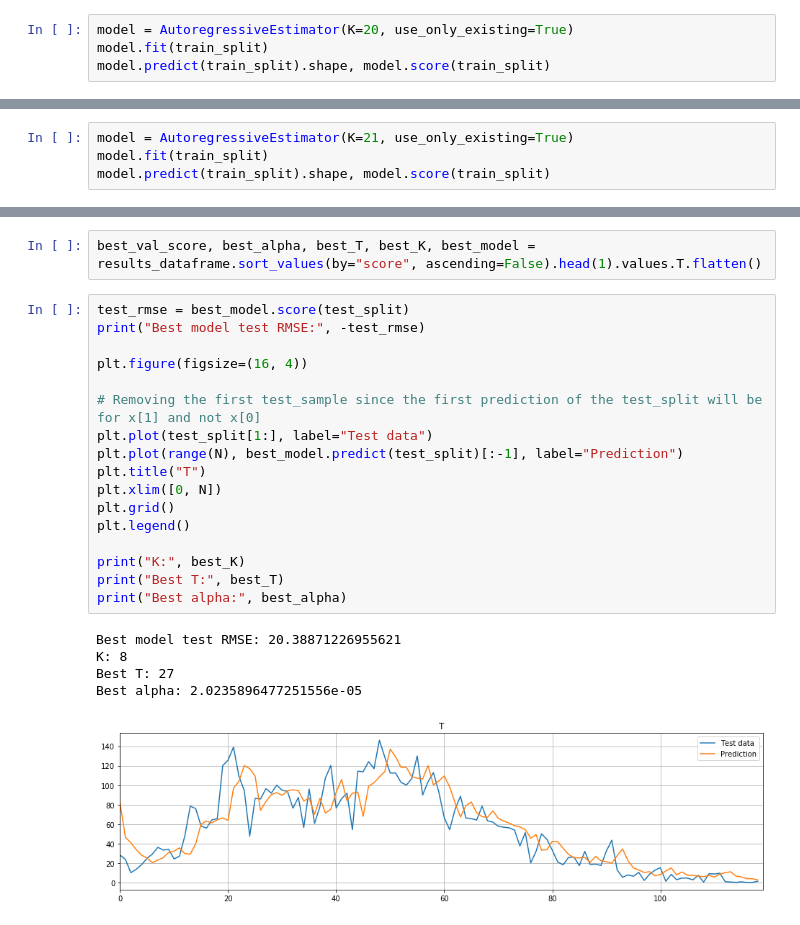
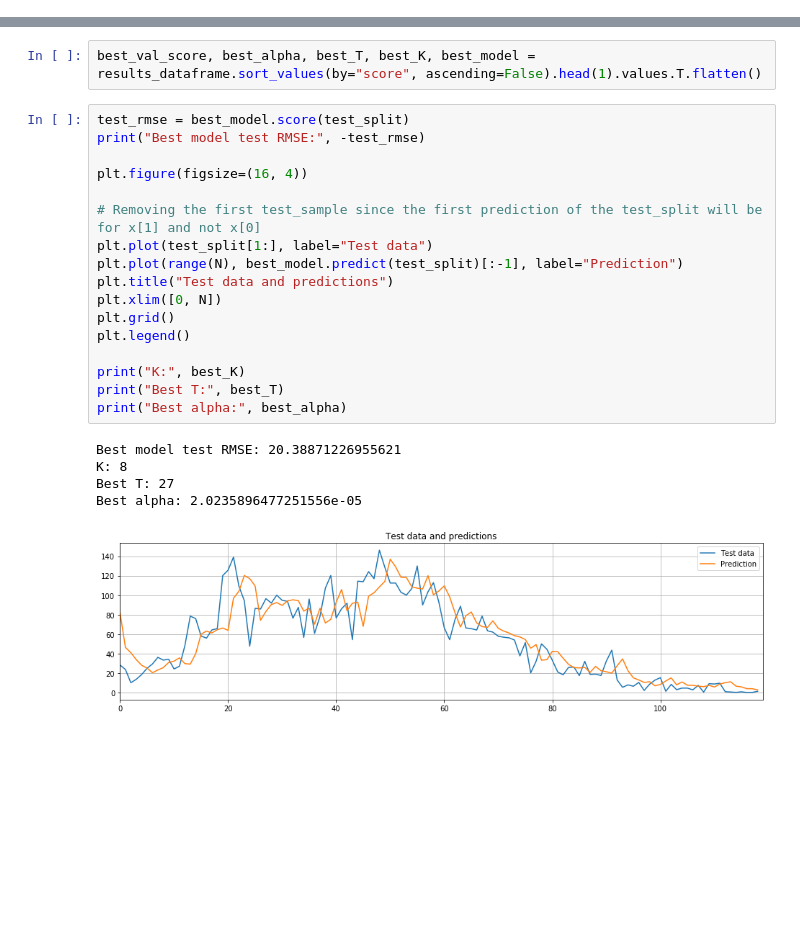
Before and after one commit to Kotzly/IA048_2s2020, a Jupyter notebook: Ex 1/Ex 1.ipynb, the cells around one changed output, grey strips where cells are left out. Cells and saved outputs as stored; diff of their text form; blank space fills up the shorter version.

```diff
--- a/Ex 1/Ex 1.ipynb
+++ b/Ex 1/Ex 1.ipynb
@@ -205,7 +203,3 @@ class AutoregressiveEstimator(BaseEstimator):
         return np.matmul(x, self.W)
 # %% [markdown]
 Plotting the past values used as features, and the labels (current value of the time series).
-# %%
-model = AutoregressiveEstimator(K=20, use_only_existing=True)
-model.fit(train_split)
-model.predict(train_split).shape, model.score(train_split)
@@ -250,7 +242,3 @@ Labels used
 # %% [markdown]
 ### Running the grid search
 Searching for $1 <= K <= 24$
-# %%
-model = AutoregressiveEstimator(K=21, use_only_existing=True)
-model.fit(train_split)
-model.predict(train_split).shape, model.score(train_split)
@@ -499,23 +483,23 @@ best_val_score, best_alpha, best_T, best_K, best_model = results_dataframe.sort_
 # %%
 test_rmse = best_model.score(test_split)
 print("Best model test RMSE:", -test_rmse)
 
 plt.figure(figsize=(16, 4))
 
 # Removing the first test_sample since the first prediction of the test_split will be for x[1] and not x[0]
 plt.plot(test_split[1:], label="Test data")
 plt.plot(range(N), best_model.predict(test_split)[:-1], label="Prediction")
-plt.title("T")
+plt.title("Test data and predictions")
 plt.xlim([0, N])
 plt.grid()
 plt.legend()
 
 print("K:", best_K)
 print("Best T:", best_T)
 print("Best alpha:", best_alpha)
 # %% [output]
 Best model test RMSE: 20.38871226955621
 K: 8
 Best T: 27
 Best alpha: 2.0235896477251556e-05
-[figure, old version]
+[figure, new version]
```
Also changed, not shown: parts of 8 cells of this notebook.
